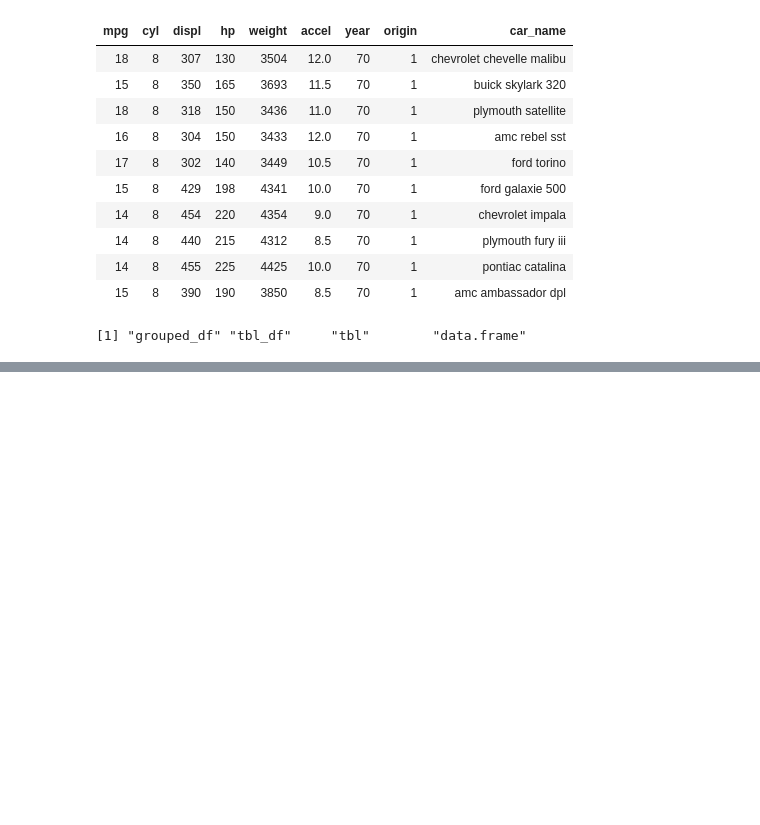
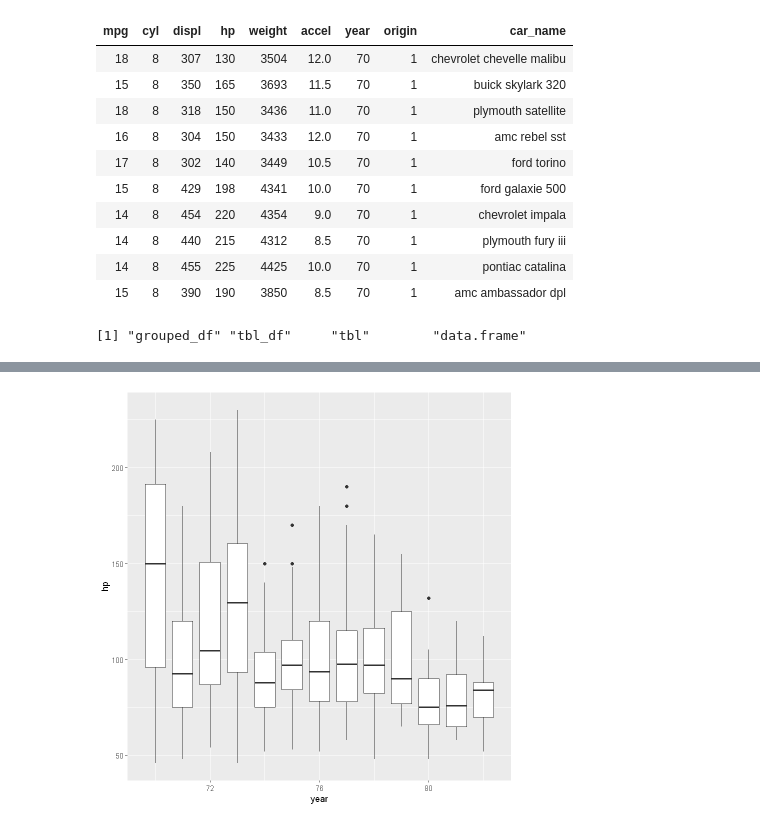
Before and after one commit to Anluhen/R, a Jupyter notebook: 19 - Tidyverse - Parte 2.ipynb, the cells around one changed output, grey strips where cells are left out. Saved outputs shown, nothing was run; the diff lists cells and outputs as text; code cells hidden in the pictures; blank space fills up the shorter version.

```diff
--- a/19 - Tidyverse - Parte 2.ipynb
+++ b/19 - Tidyverse - Parte 2.ipynb
@@ -271,0 +345,6 @@ class(mpg_group7)
+# %%
+# Ou com ggplot - método tradicional
+
+ggplot(mpg_group7, aes(x = year, y = hp, group = year)) +
+    geom_boxplot()
+# %% [output]
@@ -271,0 +353 @@ class(mpg_group7)
+[figure, added]
```
Also changed, not shown: parts of 12 cells of this notebook.
